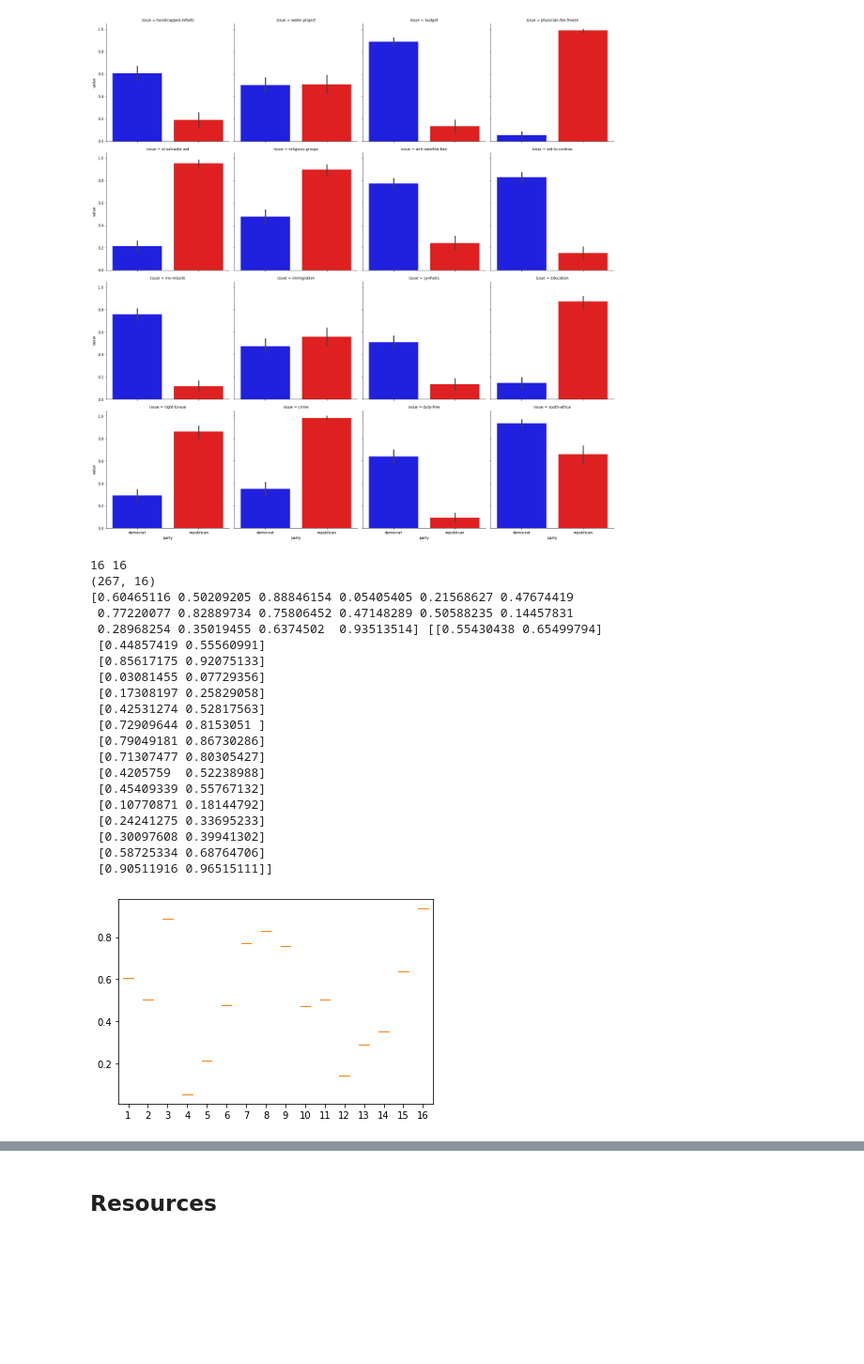
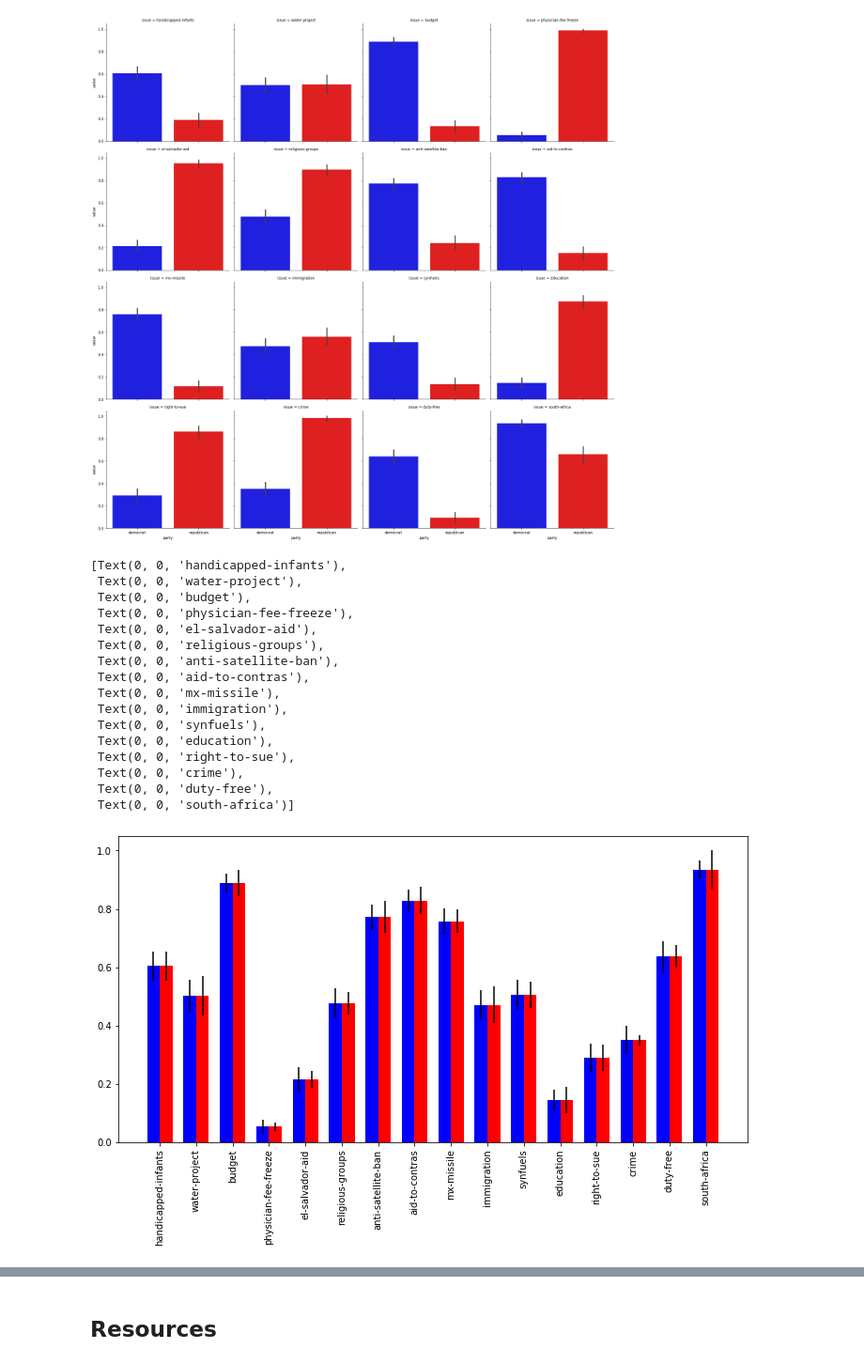
Before and after one commit to ekoly/DS-Unit-1-Sprint-2-Statistics, a Jupyter notebook: module3/LS_DS_123_Introduction_to_Bayesian_Inference_Assignment.ipynb, the cells around one changed output, grey strips where cells are left out. Shown at 94% size. Cells and saved outputs as stored; diff of their text form; code cells hidden in the pictures; blank space fills up the shorter version.

```diff
--- a/module3/LS_DS_123_Introduction_to_Bayesian_Inference_Assignment.ipynb
+++ b/module3/LS_DS_123_Introduction_to_Bayesian_Inference_Assignment.ipynb
@@ -291,34 +291,47 @@ df_data.head()
 ax = sns.catplot(x="party", y="value", col="issue", data=df_data, kind="bar", ci=95, order=["democrat", "republican"], palette={"democrat": "blue", "republican": "red"}, col_wrap=4)
 # %% [output]
 [figure]
-# %%
-fig, ax = plt.subplots()
-
-dem_data = np.array([bayesConfidenceInterval(dem[col]) for col in dem.columns])
-dem_means = dem_data[:, 1]
-dem_cis = dem_data[:, [0, 2]]
-
-ax.boxplot(dem.swapaxes(1, 0), usermedians=dem_means, conf_intervals=dem_cis)
-print(dem_means, dem_cis)
-# %% [output]
-16 16
-(267, 16)
-[0.60465116 0.50209205 0.88846154 0.05405405 0.21568627 0.47674419
- 0.77220077 0.82889734 0.75806452 0.47148289 0.50588235 0.14457831
- 0.28968254 0.35019455 0.6374502  0.93513514] [[0.55430438 0.65499794]
- [0.44857419 0.55560991]
- [0.85617175 0.92075133]
- [0.03081455 0.07729356]
- [0.17308197 0.25829058]
- [0.42531274 0.52817563]
- [0.72909644 0.8153051 ]
- [0.79049181 0.86730286]
- [0.71307477 0.80305427]
- [0.4205759  0.52238988]
- [0.45409339 0.55767132]
- [0.10770871 0.18144792]
- [0.24241275 0.33695233]
- [0.30097608 0.39941302]
- [0.58725334 0.68764706]
- [0.90511916 0.96515111]]
-[figure, removed]
+# %%
+fig, ax = plt.subplots(figsize=(12, 6))
+
+def bayesYerr(data):
+  moe1, median, moe2 = bayesConfidenceInterval(data)
+  return (median-moe1, median, moe2-median)
+
+xs = np.arange(len(dem.columns))
+
+width = 0.35
+
+dem_data = np.array([bayesYerr(dem[col]) for col in dem.columns])
+dem_means = dem_data[:, 1]
+dem_cis = dem_data[:, [0, 2]]
+
+ax.bar(xs-width/2, dem_means, width, yerr=dem_cis.swapaxes(1, 0), color="blue", label="democrats")
+
+rep_data = np.array([bayesYerr(rep[col]) for col in rep.columns])
+rep_means = rep_data[:, 1]
+rep_cis = rep_data[:, [0, 2]]
+
+ax.bar(xs+width/2, dem_means, width, yerr=rep_cis.swapaxes(1, 0), color="red", label="republicans")
+plt.xticks(rotation=90)
+
+ax.set_xticks(xs)
+ax.set_xticklabels(dem.columns)
+# %% [output]
+[Text(0, 0, 'handicapped-infants'),
+ Text(0, 0, 'water-project'),
+ Text(0, 0, 'budget'),
+ Text(0, 0, 'physician-fee-freeze'),
+ Text(0, 0, 'el-salvador-aid'),
+ Text(0, 0, 'religious-groups'),
+ Text(0, 0, 'anti-satellite-ban'),
+ Text(0, 0, 'aid-to-contras'),
+ Text(0, 0, 'mx-missile'),
+ Text(0, 0, 'immigration'),
+ Text(0, 0, 'synfuels'),
+ Text(0, 0, 'education'),
+ Text(0, 0, 'right-to-sue'),
+ Text(0, 0, 'crime'),
+ Text(0, 0, 'duty-free'),
+ Text(0, 0, 'south-africa')]
+[figure, added]
```
Also changed, not shown: parts of 2 cells of this notebook.
